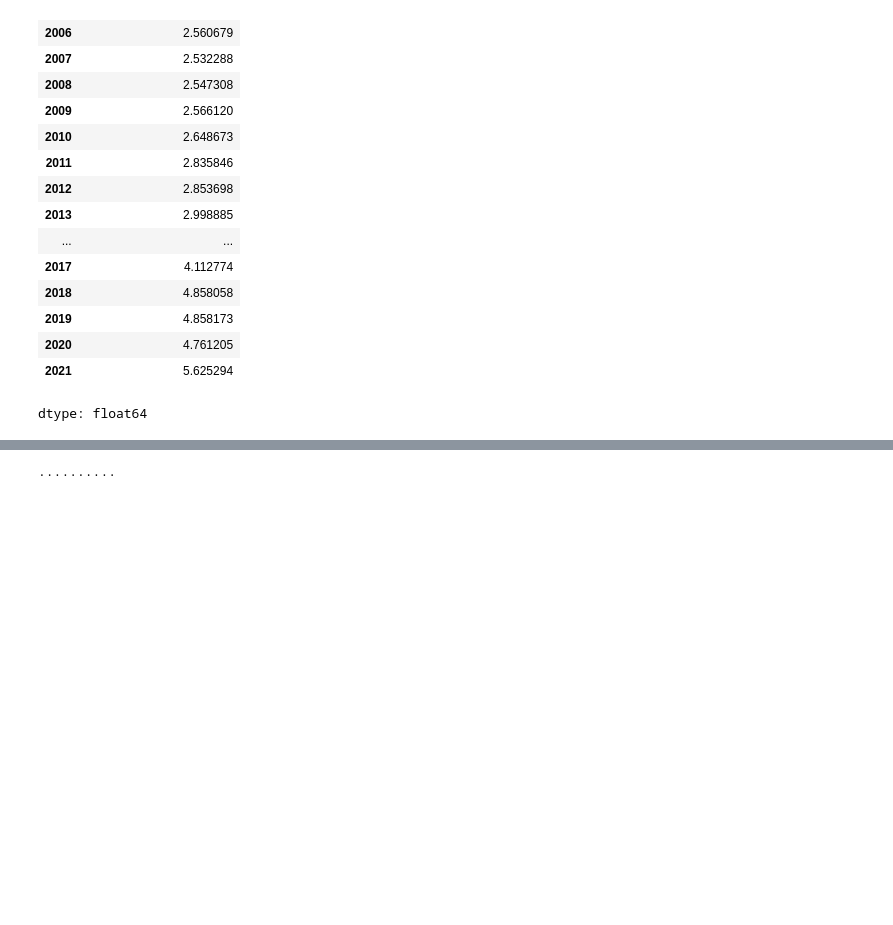
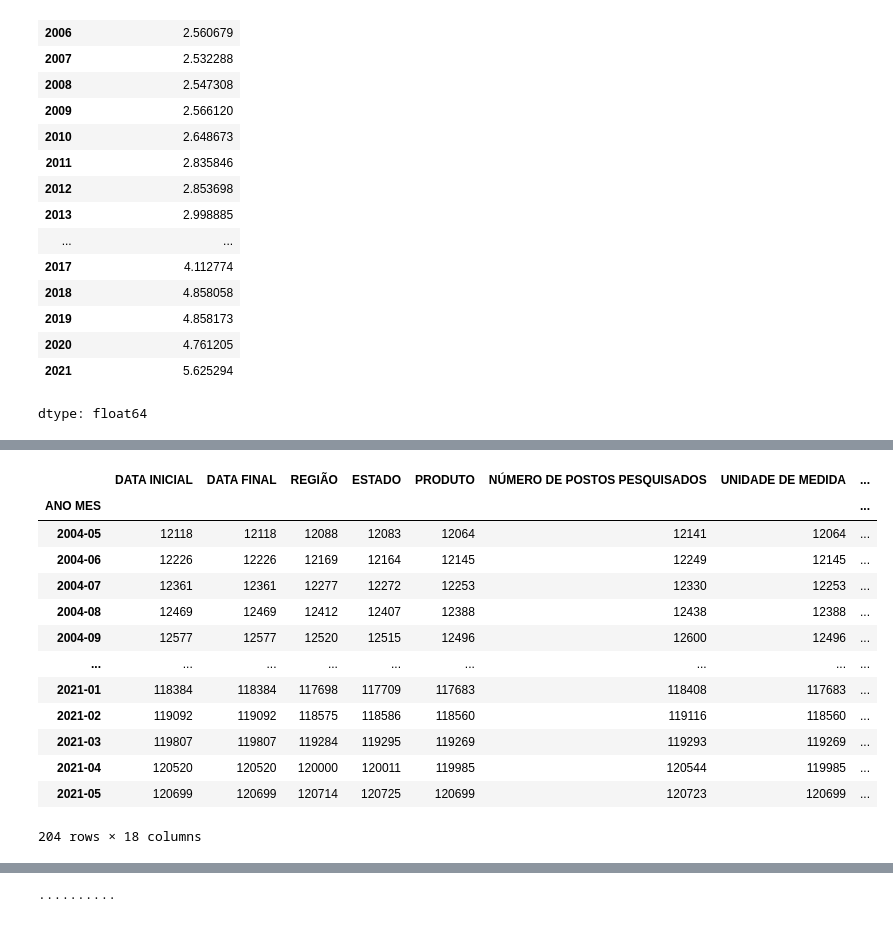
Before and after one commit to italofvaz/gas_price_brazil, a Jupyter notebook: eda_gas_price_brazil.ipynb, the cells around one changed output, grey strips where cells are left out. Saved outputs shown, nothing was run; the diff lists cells and outputs as text; code cells hidden in the pictures; blank space fills up the shorter version.

```diff
--- a/eda_gas_price_brazil-5.ipynb
+++ b/eda_gas_price_brazil.ipynb
@@ -294,0 +296,17 @@ df_south['PREÇO MÁXIMO REVENDA'].mean()
+# %%
+df2.groupby('ANO MES').idxmax()
+# %% [output]
+|  | DATA INICIAL | DATA FINAL | REGIÃO | ESTADO | PRODUTO | NÚMERO DE POSTOS PESQUISADOS | UNIDADE DE MEDIDA | ... |
+| ANO MES |  |  |  |  |  |  |  | ... |
+| 2004-05 | 12118 | 12118 | 12088 | 12083 | 12064 | 12141 | 12064 | ... |
+| 2004-06 | 12226 | 12226 | 12169 | 12164 | 12145 | 12249 | 12145 | ... |
+| 2004-07 | 12361 | 12361 | 12277 | 12272 | 12253 | 12330 | 12253 | ... |
+| 2004-08 | 12469 | 12469 | 12412 | 12407 | 12388 | 12438 | 12388 | ... |
+| 2004-09 | 12577 | 12577 | 12520 | 12515 | 12496 | 12600 | 12496 | ... |
+| ... | ... | ... | ... | ... | ... | ... | ... | ... |
+| 2021-01 | 118384 | 118384 | 117698 | 117709 | 117683 | 118408 | 117683 | ... |
+| 2021-02 | 119092 | 119092 | 118575 | 118586 | 118560 | 119116 | 118560 | ... |
+| 2021-03 | 119807 | 119807 | 119284 | 119295 | 119269 | 119293 | 119269 | ... |
+| 2021-04 | 120520 | 120520 | 120000 | 120011 | 119985 | 120544 | 119985 | ... |
+| 2021-05 | 120699 | 120699 | 120714 | 120725 | 120699 | 120723 | 120699 | ... |
+204 rows × 18 columns
```
Also changed, not shown: parts of 24 cells of this notebook.
